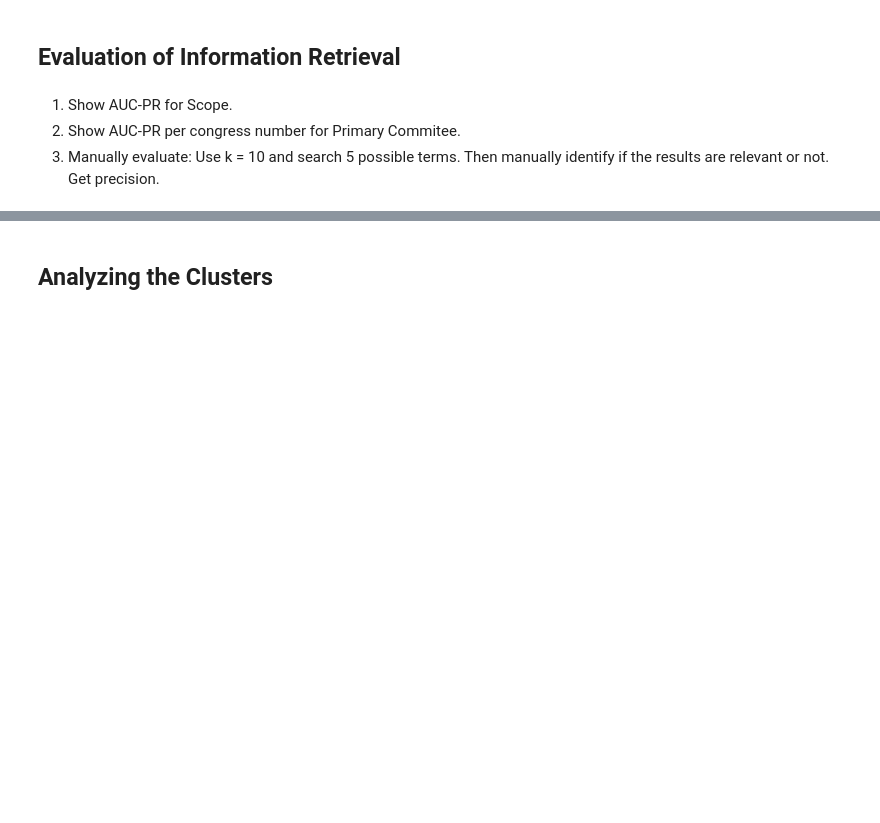
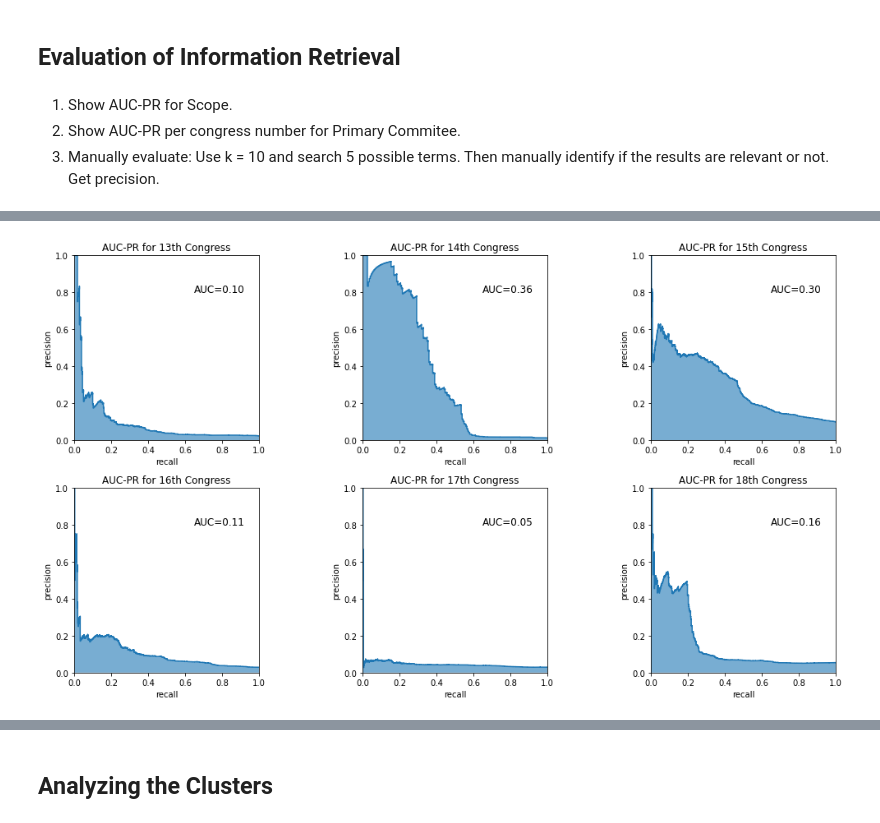
Before and after one commit to May-nerd/dmw-ml-final-project, a Jupyter notebook: final_paper/paper_rlp.ipynb, the cells around one changed output, grey strips where cells are left out. Saved outputs shown, nothing was run; the diff lists cells and outputs as text; code cells hidden in the pictures; blank space fills up the shorter version.

```diff
--- a/final_paper/paper_rlp.ipynb
+++ b/final_paper/paper_rlp.ipynb
@@ -790,7 +799,8 @@ rec = {13:defaultdict(list), 14:defaultdict(list), 15:defaultdict(list),
         16:defaultdict(list), 17:defaultdict(list), 18:defaultdict(list)}
 
 for i in congress:
-    for s in tqdm(range(filtered[i].shape[0])):  # 100 is arbitrary, can be changed
+    for t in tqdm(range(100)):  # 100 is arbitrary, can be changed
+        s = np.random.randint(100)
         nearest = filtered[i].iloc[nearest_k(X_idf[i][s, :], X_idf[i], filtered[i].shape[0], dist)]
         r = np.cumsum(nearest['primary_committee'] == filtered[i]['primary_committee'].iloc[s])
         precision = r/np.arange(1, len(r)+1)
@@ -800,3 +810,29 @@ for i in congress:
         precision = [1] + precision.tolist()
         pres[i][s].append(precision)
         rec[i][s].append(recall)
+# %%
+# sample AUC-ROC curve
+fig, ((ax1, ax2, ax3), (ax4, ax5, ax6)) = plt.subplots(2, 3, figsize=(15,8))
+ax_list = [ax1, ax2, ax3, ax4, ax5, ax6]
+
+for i in congress:
+    key = list(pres[i].keys())[0]
+
+    ax_list[i-13].set_aspect('equal')
+    ax_list[i-13].step(rec[i][key][0], pres[i][key][0], where='post')
+    ax_list[i-13].fill_between(rec[i][key][0], pres[i][key][0], step='post', alpha=0.6)
+
+    ax_list[i-13].set_xlim(0, 1)
+    ax_list[i-13].set_ylim(0, 1)
+
+    ax_list[i-13].set_xlabel('recall')
+    ax_list[i-13].set_ylabel('precision')
+    ax_list[i-13].set_title(f'AUC-PR for {i}th Congress')
+    ax_list[i-13].text(0.65, 0.8,
+        'AUC={:0.2f}'.format(
+            np.trapz(pres[i][key][0], rec[i][key][0])),
+         fontsize=12);
+
+plt.tight_layout()
+# %% [output]
+[figure, added]
```
Also changed, not shown: parts of 16 cells of this notebook, 1 other file.
